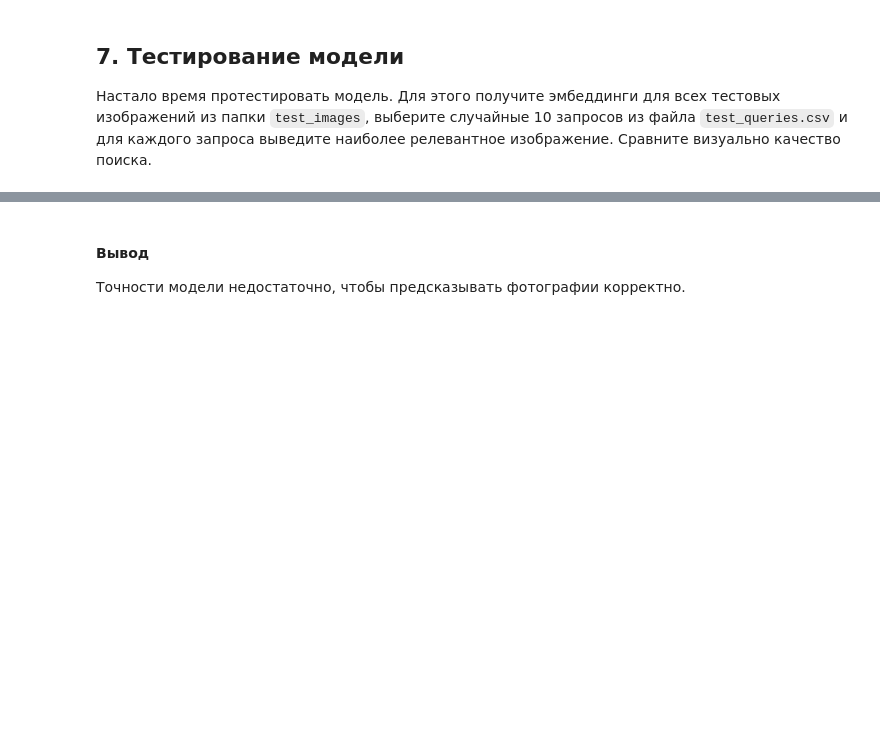
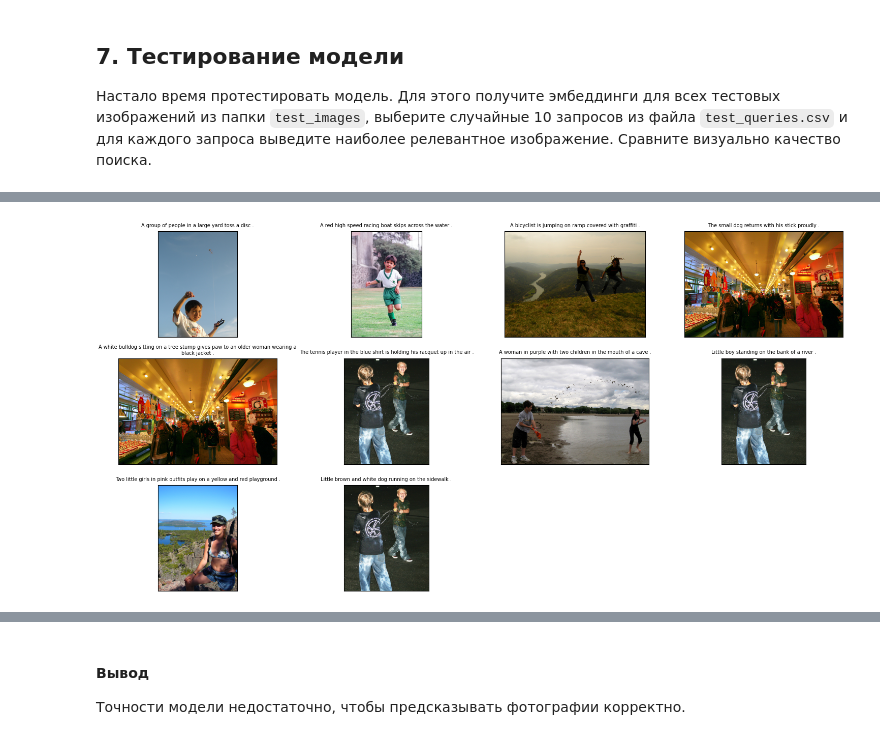
Before and after one commit to kirillva/project04, a Jupyter notebook: index.ipynb, the cells around one changed output, grey strips where cells are left out. Saved outputs shown, nothing was run; the diff lists cells and outputs as text; code cells hidden in the pictures; blank space fills up the shorter version.

```diff
--- a/index.ipynb
+++ b/index.ipynb
@@ -829,3 +977,35 @@ valid_text_ids = valid_df[valid_df['query_id'].isin(test_queries['query_id'])][[
+# %%
+test_labels = []
+test_embeddings = []
+for i in test_queries_sample.index:
+    for j in test_image_embeddings:
+        record = test_queries_sample.loc[i]
+        _text_embedding = test_text_embeddings[i]
+
+        _image_embedding = test_image_embeddings[j]
+        test_labels.append(np.array([record['query_id'], record['query_text'], j]))
+        test_embeddings.append(np.concatenate([_text_embedding, _image_embedding]))
+# %%
+test_predictions = model.predict(test_embeddings)
+# %%
+test_labels_df = pd.DataFrame(test_labels)
+test_labels_df.columns = ['query_id', 'query_text', 'image']
+test_labels_df['predict'] = test_predictions
+# %%
+test_labels_df = test_labels_df[test_labels_df.groupby(['query_id'])['predict'].transform(max) == test_labels_df['predict']].reset_index(drop=True)
+# %%
+fig = plt.figure(figsize=(15,20))
+for i in test_labels_df.index:
+    record = test_labels_df.loc[i]
+    fig.add_subplot(8, 4, i+1)
+    image = Image.open(f'{ORIGINAL_DIR}/test_images/{record["image"]}')
+    plt.imshow(np.array(image))
+    plt.xticks([])
+    plt.yticks([])
+    plt.title(test_labels_df.loc[i, 'query_text'], fontsize=7, wrap=True)
+    plt.tight_layout()
+# %% [output]
+[figure, added]
 # %% [markdown]
 <img src="https://upload.wikimedia.org/wikipedia/commons/thumb/8/81/Stop_sign.png/240px-Stop_sign.png" align=left width=35, heigth=35>
 <div class="alert alert-danger">
```
Also changed, not shown: parts of 33 cells of this notebook.
